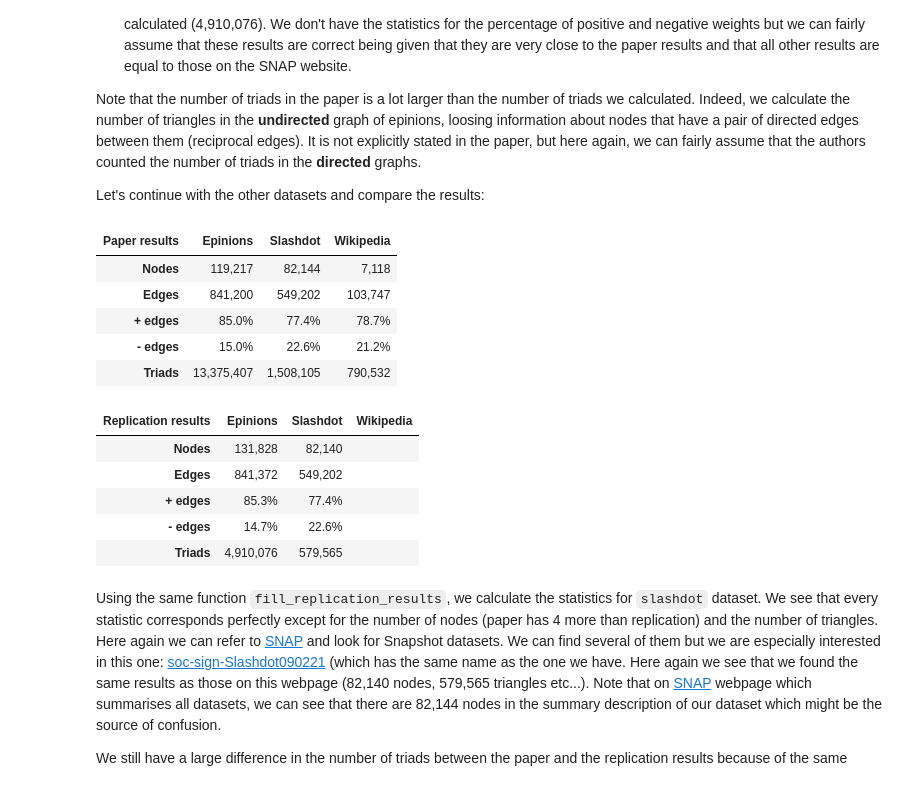
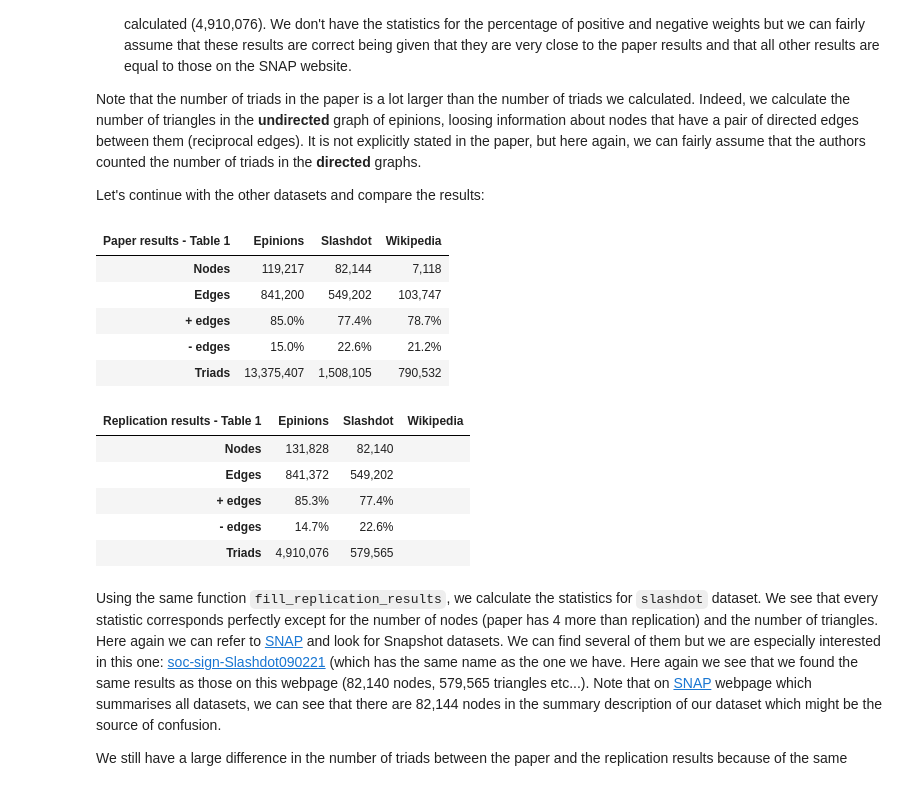
Before and after one commit to Biliwaks/Applied-Data-Analysis, a Jupyter notebook: Replication/replication_report.ipynb, the cells around one changed output. Cells and saved outputs as stored; diff of their text form; code cells hidden in the pictures.

```diff
--- a/Replication/replication_report.ipynb
+++ b/Replication/replication_report.ipynb
@@ -142,17 +149,17 @@ Before we start, we can aslo build a constant table for the paper results as wel
 # %%
 # Constant dataframe for paper results
-PAPER_RESULTS = pd.DataFrame(data = [['119,217'   ,'82,144'   ,'7,118'  ],
-                                     ['841,200'   ,'549,202'  ,'103,747'],
-                                     ['85.0%'     ,'77.4%'    ,'78.7%'  ],
-                                     ['15.0%'     ,'22.6%'    ,'21.2%'  ],
-                                     ['13,375,407','1,508,105','790,532']],
-                             index  =['Nodes','Edges','+ edges','- edges','Triads'],
-                             columns=['Epinions','Slashdot','Wikipedia'])\
-                            .rename_axis('Paper results',axis=1)
+PAPER_RESULTS_TABLE1 = pd.DataFrame(data =  [['119,217'   ,'82,144'   ,'7,118'  ],
+                                            ['841,200'   ,'549,202'  ,'103,747'],
+                                            ['85.0%'     ,'77.4%'    ,'78.7%'  ],
+                                            ['15.0%'     ,'22.6%'    ,'21.2%'  ],
+                                            ['13,375,407','1,508,105','790,532']],
+                                    index  =['Nodes','Edges','+ edges','- edges','Triads'],
+                                    columns=['Epinions','Slashdot','Wikipedia'])\
+                                   .rename_axis('Paper results - Table 1',axis=1)
 
 # Global dataframe for replication results
-results = (PAPER_RESULTS*0).rename_axis('Replication results',axis=1)
+results_table1 = (PAPER_RESULTS_TABLE1*0).rename_axis('Replication results - Table 1',axis=1)
 
-display(PAPER_RESULTS)
-display(results)
+display(PAPER_RESULTS_TABLE1)
+display(results_table1)
 # %% [output]
@@ -177,7 +184,7 @@ def fill_replication_results(dataframe):
     """ Save number of nodes and edges, percentage of +1 and -1 weights
         and number of undirected triangles of dataframe into results table """
 
-    global results
+    global results_table1
 
     # Construct the graph of the dataframe
     G = nx.DiGraph()
@@ -198,7 +205,7 @@ def fill_replication_results(dataframe):
     nb_triangles = int(sum(triangles.values())/3)
 
     # Save results
-    results[dataframe.columns.name] = ["{:,}"  .format(nb_nodes),
+    results_table1[dataframe.columns.name] = ["{:,}"  .format(nb_nodes),
                                        "{:,}"  .format(nb_edges),
                                        "{:.1f}".format(percent_plus_edges)  + '%',
                                        "{:.1f}".format(percent_minus_edges) + '%',
@@ -234,17 +241,17 @@ Let's continue with the other datasets and compare the results:
 # %%
 # Slashdot
 fill_replication_results(slashdot)
 
-display(PAPER_RESULTS)
-display(results)
+display(PAPER_RESULTS_TABLE1)
+display(results_table1)
 # %% [output]
-| Paper results | Epinions | Slashdot | Wikipedia |
+| Paper results - Table 1 | Epinions | Slashdot | Wikipedia |
 | Nodes | 119,217 | 82,144 | 7,118 |
 | Edges | 841,200 | 549,202 | 103,747 |
 | + edges | 85.0% | 77.4% | 78.7% |
 | - edges | 15.0% | 22.6% | 21.2% |
 | Triads | 13,375,407 | 1,508,105 | 790,532 |
-| Replication results | Epinions | Slashdot | Wikipedia |
+| Replication results - Table 1 | Epinions | Slashdot | Wikipedia |
 | Nodes | 131,828 | 82,140 |  |
 | Edges | 841,372 | 549,202 |  |
 | + edges | 85.3% | 77.4% |  |
```
Also changed, not shown: parts of 54 cells of this notebook, 4 other files.
